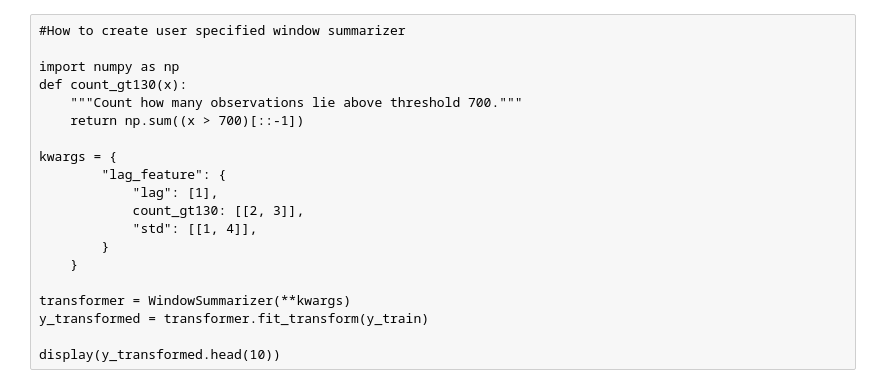
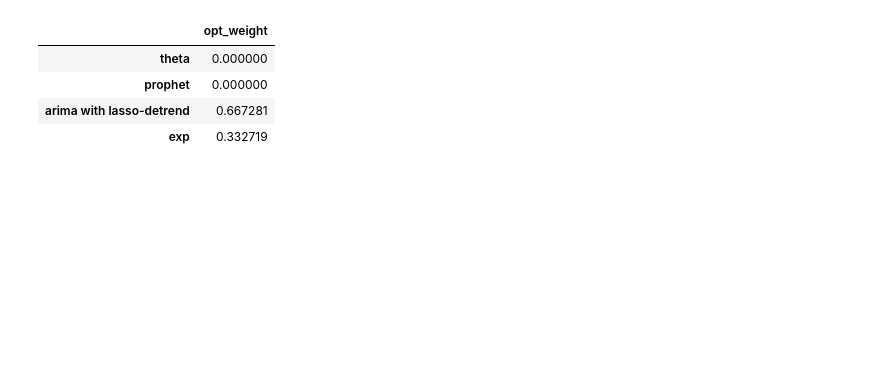
Before and after one commit to sbuse/ts_forecasting, a Jupyter notebook: mittelfristlastprognose/scripts_monthly/local_models/sktime base learners.ipynb, the cells around one changed output. Cells and saved outputs as stored; diff of their text form; code cells hidden in the pictures; blank space fills up the shorter version.

```diff
--- a/mittelfristlastprognose/scripts_monthly/local_models/sktime base learners.ipynb
+++ b/mittelfristlastprognose/scripts_monthly/local_models/sktime base learners.ipynb
@@ -154,20 +101,0 @@ display(y_pred1)
-# %% [raw]
-#How to create user specified window summarizer
-
-import numpy as np
-def count_gt130(x):
-    """Count how many observations lie above threshold 700."""
-    return np.sum((x > 700)[::-1])
-
-kwargs = {
-        "lag_feature": {
-            "lag": [1],
-            count_gt130: [[2, 3]],
-            "std": [[1, 4]],
-        }
-    }
-
-transformer = WindowSummarizer(**kwargs)
-y_transformed = transformer.fit_transform(y_train)
-
-display(y_transformed.head(10))
@@ -173,0 +104,28 @@ display(y_transformed.head(10))
+# %%
+from scipy.optimize import minimize
+
+df = pd.DataFrame(one_year_predictions)
+
+def loss_func(weights):
+    fc = np.sum(df*np.array(weights),axis=1)
+    return mean_squared_error(y_test.y.values,fc)
+
+def loss_function(weights):
+    #calculating the weighted average
+    fc = np.sum(pred_wide[candidates].values*np.array(weights), axis=1)
+    #using any metric function to calculate the loss
+    return mean_squared_error(pred_wide['target'].values, fc)
+
+
+opt_weights = minimize(loss_func, x0=[1/len(df.columns)]*len(df.columns),constraints=[{'type':'eq','fun':lambda w: 1-sum(w)}], method='SLSQP', bounds=[(0.0,1.0)]*len(df.columns),
+options={'ftol':1e-10})
+
+#create a dataframe with the optimized weights and the columnnames as df.columns
+opt_weights_df = pd.DataFrame(opt_weights.x,index=df.columns,columns=['opt_weight'])
+opt_weights_df
+# %% [output]
+|  | opt_weight |
+| theta | 0.000000 |
+| prophet | 0.000000 |
+| arima with lasso-detrend | 0.667281 |
+| exp | 0.332719 |
```
Also changed, not shown: parts of 10 cells of this notebook, 8 other files.
